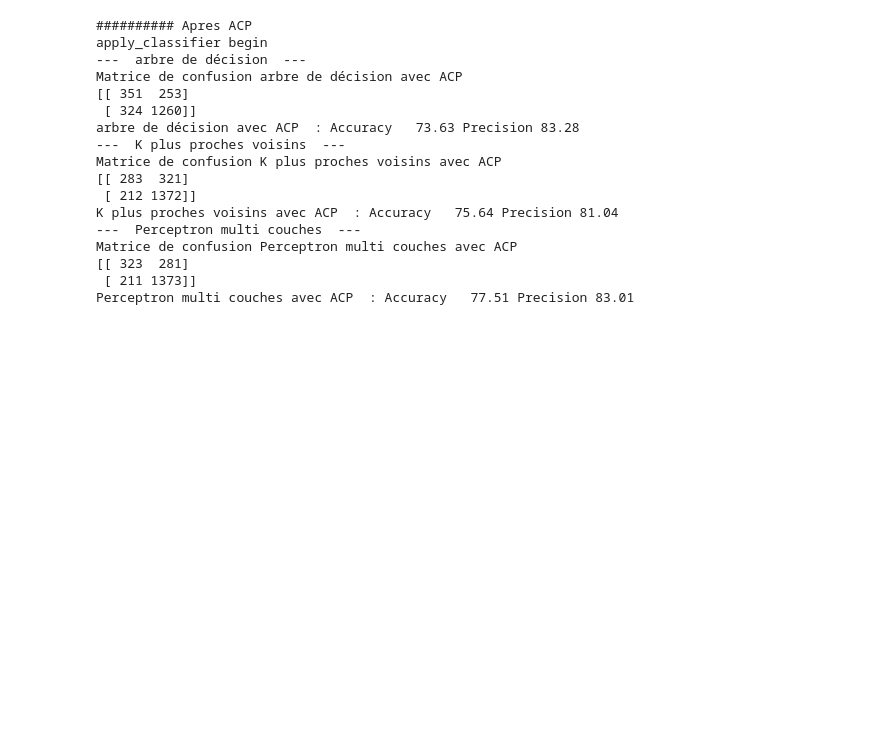
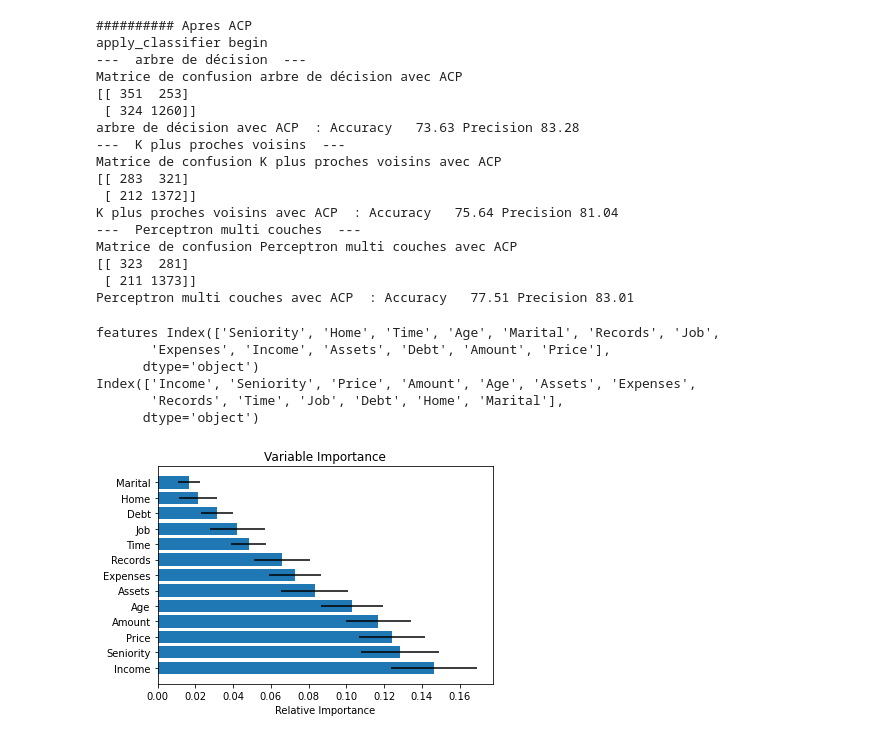
Before and after one commit to Affadine/credit_scoring, a Jupyter notebook: TP-SA-HAMAT_GLASS.ipynb, the cells around one changed output. Drawn from its saved outputs; the diff is of its cells as text; code cells hidden in the pictures; blank space fills up the shorter version.

Commit message:
début sélection de variables

```diff
--- a/TP-SA-HAMAT_GLASS.ipynb
+++ b/TP-SA-HAMAT_GLASS.ipynb
@@ -15,6 +15,6 @@ def charger_data(data_path):
 # %%
 data_path = 'credit_scoring.csv'
-X,Y =  charger_data(data_path)
+X,Y,columns =  charger_data(data_path)
 # %%
 X.shape
 # %% [output]
@@ -30,7 +30,7 @@ from sklearn.preprocessing import Normalizer
 #Découper les données en 2, pour l'entrainnement, la validation et le test
 def decouper_train_test(data_path, test_size=0.5, normalize=0):
     # charger les données
-    X, y = charger_data(data_path)
+    X, y, columns = charger_data(data_path)
 
     if(normalize):
         transformer = Normalizer().fit(X)  # fit does nothing.
@@ -110,12 +110,12 @@ from sklearn.neighbors import KNeighborsClassifier
 #Découper les données en 2, pour l'entrainnement, la validation et le test
 def prepare_data(data_path, test_size=0.5):
     # charger les données
-    X, y = charger_data(data_path)
+    X, y, columns = charger_data(data_path)
 
     #decoupage en 2 pour l'entrainnement, la validation et le test
     X_train, X_test, y_train, y_test = train_test_split(X, y, test_size=0.5, random_state=1)
 
-    return X_train, y_train, X_test, y_test
+    return X_train, y_train, X_test, y_test, columns
 
 def log_result(Y_test, Y_pred, algoType, note):
     print("--- ", algoType, " ---" )
@@ -152,7 +152,7 @@ def apply_classifier(X_train, _train, X_test, Y_test, note):
 
 # Sans normalisation
 
-X_train, y_train, X_test, y_test = prepare_data(data_path, test_size=0.5)
+X_train, y_train, X_test, y_test, columns = prepare_data(data_path, test_size=0.5)
 print('train', X_train.shape, y_train.shape, 'test', X_test.shape, y_test.shape)
 
 apply_classifier(X_train, y_train, X_test, y_test, 'sans normalisation')
@@ -236,3 +236,27 @@ Matrice de confusion Perceptron multi couches avec ACP
 [[ 323  281]
  [ 211 1373]]
 Perceptron multi couches avec ACP  : Accuracy   77.51 Precision 83.01
+# %%
+from sklearn.ensemble import RandomForestClassifier
+features = columns[:13]
+print("features", features)
+clf = RandomForestClassifier(n_estimators=100)
+clf.fit(X_train_norm, y_train)
+importances=clf.feature_importances_
+std = np.std([tree.feature_importances_ for tree in clf.estimators_],axis=0)
+sorted_idx = np.argsort(importances)[::-1]
+print(features[sorted_idx])
+padding = np.arange(X_train_norm.size/len(X_train_norm)) + 0.5
+plt.barh(padding, importances[sorted_idx],xerr=std[sorted_idx], align='center')
+plt.yticks(padding, features[sorted_idx])
+plt.xlabel("Relative Importance")
+plt.title("Variable Importance")
+plt.show()
+# %% [output]
+features Index(['Seniority', 'Home', 'Time', 'Age', 'Marital', 'Records', 'Job',
+       'Expenses', 'Income', 'Assets', 'Debt', 'Amount', 'Price'],
+      dtype='object')
+Index(['Income', 'Seniority', 'Price', 'Amount', 'Age', 'Assets', 'Expenses',
+       'Records', 'Time', 'Job', 'Debt', 'Home', 'Marital'],
+      dtype='object')
+[figure, added]
```
Also changed, not shown: parts of 1 cell of this notebook.
